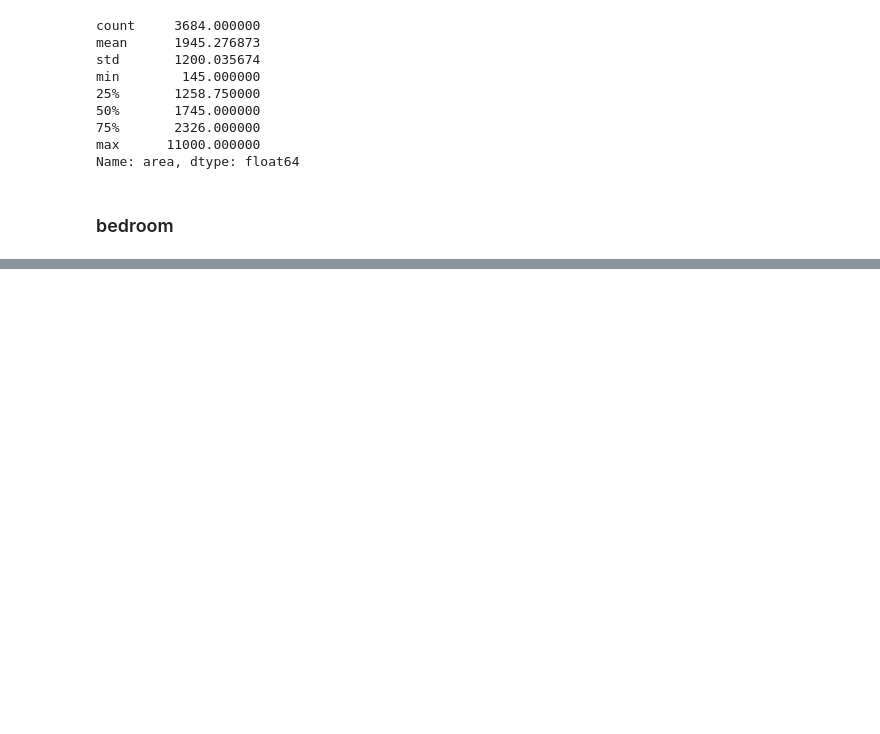
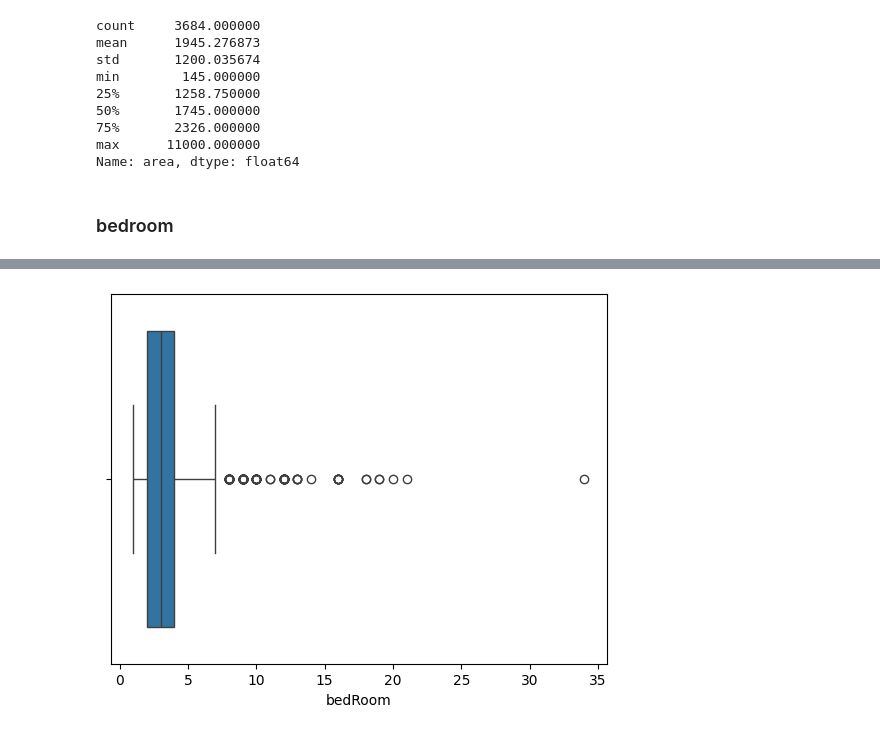
Before and after one commit to Apurba1903/Machine_Learning_Based_Real_Estate_System, a Jupyter notebook: EDA/outlier-treatment.ipynb, the cells around one changed output, grey strips where cells are left out. Saved outputs shown, nothing was run; the diff lists cells and outputs as text; code cells hidden in the pictures; blank space fills up the shorter version.

```diff
--- a/EDA/outlier-treatment.ipynb
+++ b/EDA/outlier-treatment.ipynb
@@ -382,0 +397,5 @@ Name: area, dtype: float64
+# %%
+sns.boxplot(x=df['bedRoom'])
+plt.show()
+# %% [output]
+[figure, added]
```
Also changed, not shown: parts of 41 cells of this notebook.
